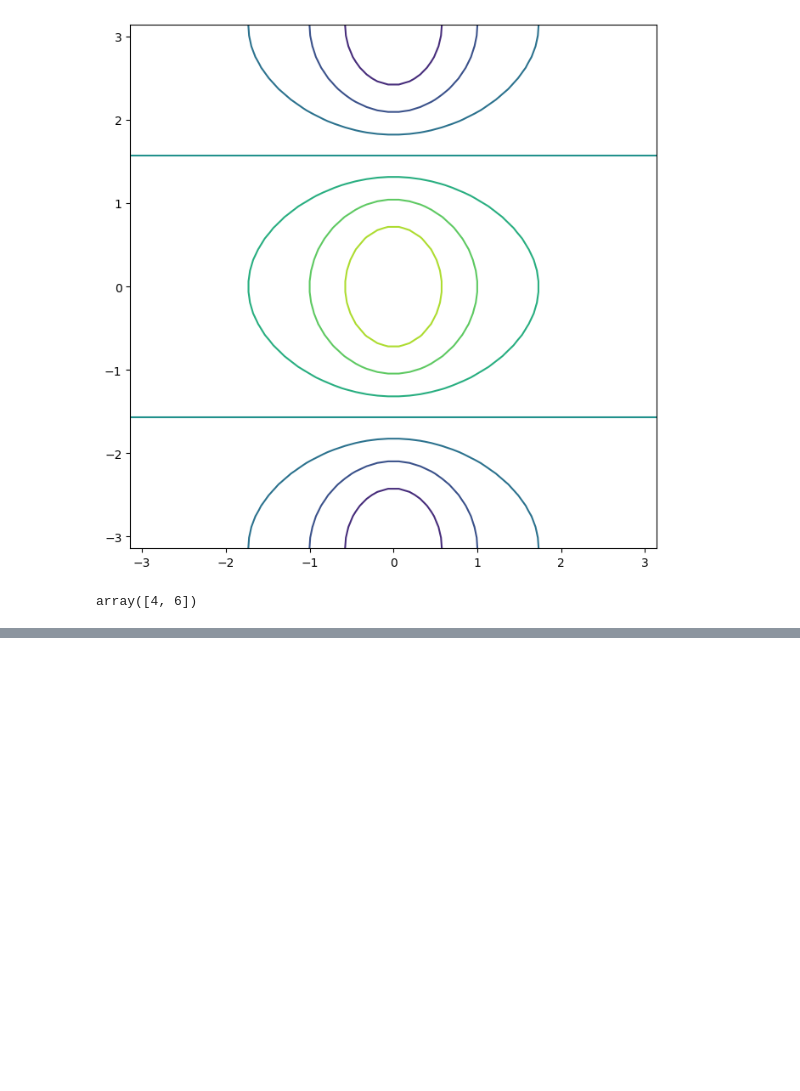
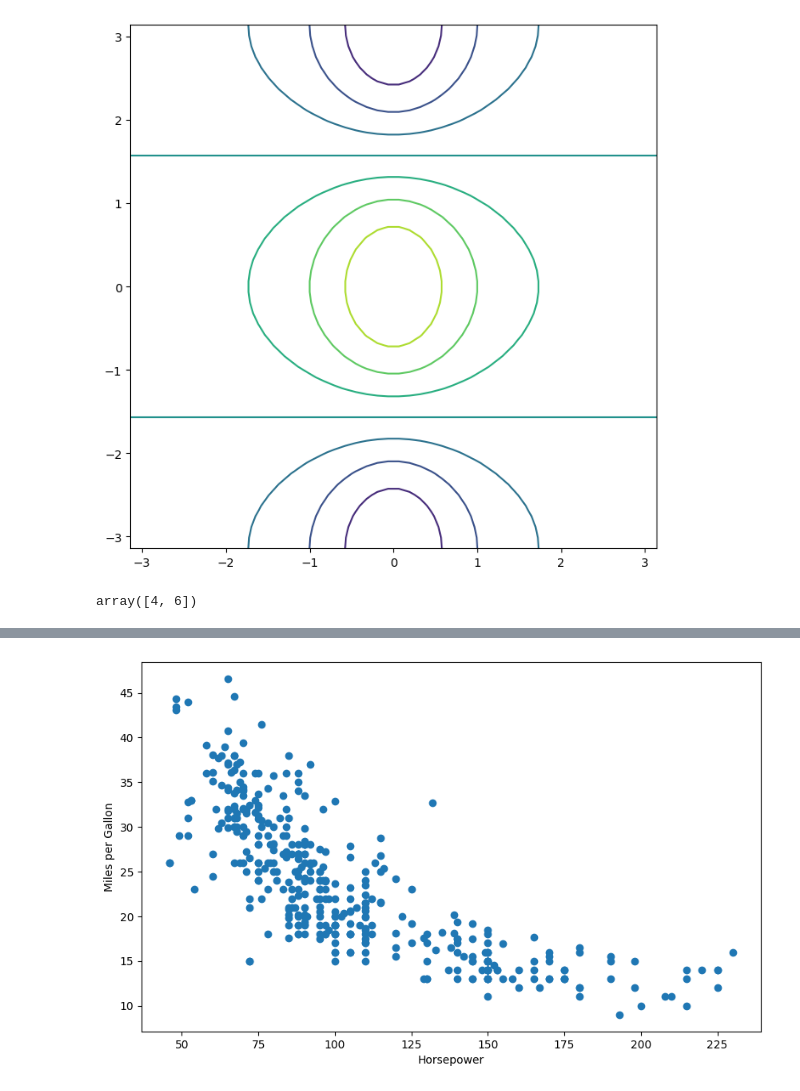
Before and after one commit to simon-a-schmitt/ISLP-Labs, a Jupyter notebook: Introduction.ipynb, the cells around one changed output, grey strips where cells are left out. Cells and saved outputs as stored; diff of their text form; code cells hidden in the pictures; blank space fills up the shorter version.

```diff
--- a/Introduction.ipynb
+++ b/Introduction.ipynb
@@ -57,0 +65,2 @@ alt.Chart(df).mark_bar().encode(
+# %%
+df_auto = pd.read_csv('Data/Auto.data', na_values=['?'], delim_whitespace=True)
@@ -57,0 +94,3 @@ alt.Chart(df).mark_bar().encode(
+# %%
+df_auto_2 = df_auto.dropna().copy()
+df_auto_2.shape
@@ -57,0 +99,3 @@ alt.Chart(df).mark_bar().encode(
+# %%
+# Adapt year format
+df_auto_2['year'] = df_auto_2['year'].apply(lambda value: 1900 + value )
@@ -57,0 +118,8 @@ alt.Chart(df).mark_bar().encode(
+# %%
+fig, ax = plt.subplots(figsize=(10, 6))
+ax.set_xlabel('Horsepower')
+ax.set_ylabel('Miles per Gallon')
+ax.scatter(df_auto_2['horsepower'], df_auto_2['mpg'], marker='o');
+plt.show()
+# %% [output]
+[figure, added]
```
Also changed, not shown: parts of 11 cells of this notebook.
